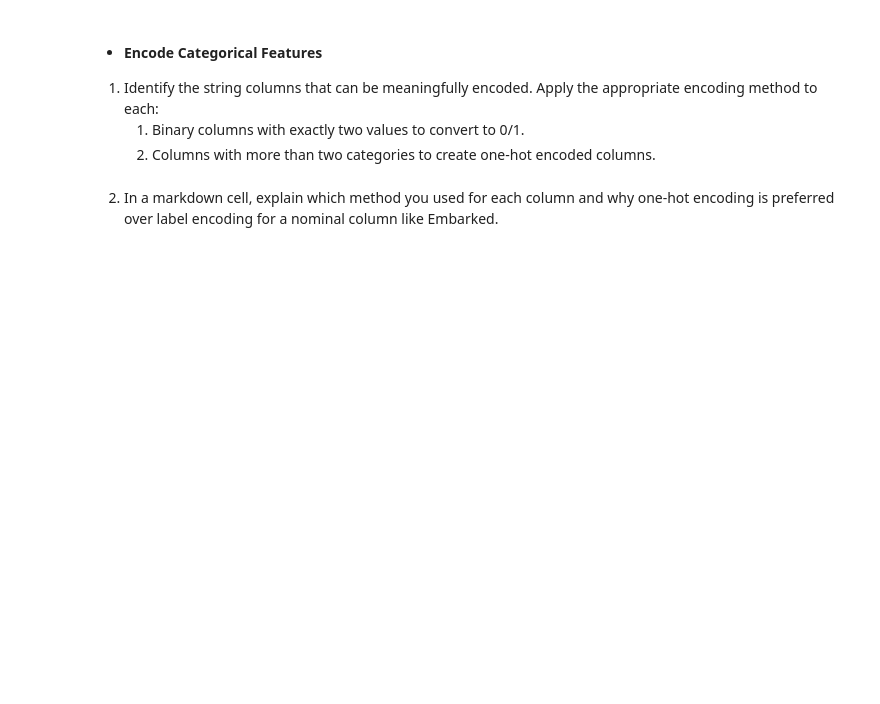
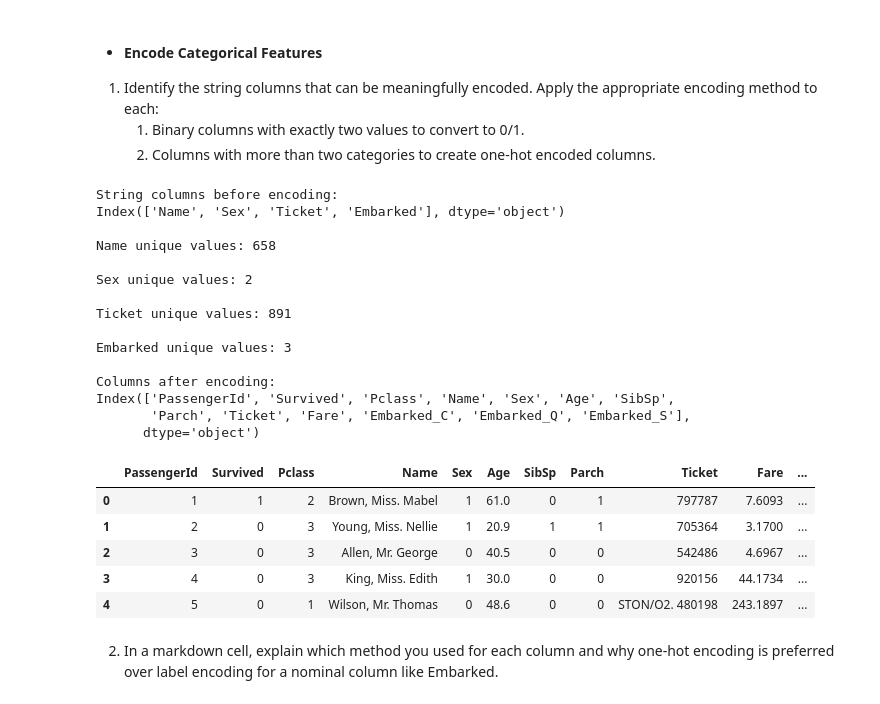
Before and after one commit to clee80/CS372_DT_Group2, a Jupyter notebook: DT_template.ipynb, the cells around one changed output. Cells and saved outputs as stored; diff of their text form; code cells hidden in the pictures; blank space fills up the shorter version.

```diff
--- a/DT_template.ipynb
+++ b/DT_template.ipynb
@@ -24,6 +114,45 @@ changes to confirm.
 appropriate encoding method to each:
     1) Binary columns with exactly two values to convert to 0/1.
     2) Columns with more than two categories to create one-hot encoded columns.
+# %%
+print("String columns before encoding:")
+print(df.select_dtypes(include="object").columns)
+
+for col in df.select_dtypes(include="object").columns:
+    print(f"\n{col} unique values: {df[col].nunique()}")
+
+# Binary encode Sex
+df["Sex"] = df["Sex"].map({"male": 0, "female": 1})
+
+# One-hot encode Embarked
+df = pd.get_dummies(df, columns=["Embarked"], dtype=int)
+
+print("\nColumns after encoding:")
+print(df.columns)
+
+display(df.head())
+# %% [output]
+String columns before encoding:
+Index(['Name', 'Sex', 'Ticket', 'Embarked'], dtype='object')
+
+Name unique values: 658
+
+Sex unique values: 2
+
+Ticket unique values: 891
+
+Embarked unique values: 3
+
+Columns after encoding:
+Index(['PassengerId', 'Survived', 'Pclass', 'Name', 'Sex', 'Age', 'SibSp',
+       'Parch', 'Ticket', 'Fare', 'Embarked_C', 'Embarked_Q', 'Embarked_S'],
+      dtype='object')
+|  | PassengerId | Survived | Pclass | Name | Sex | Age | SibSp | Parch | Ticket | Fare | ... |
+| 0 | 1 | 1 | 2 | Brown, Miss. Mabel | 1 | 61.0 | 0 | 1 | 797787 | 7.6093 | ... |
+| 1 | 2 | 0 | 3 | Young, Miss. Nellie | 1 | 20.9 | 1 | 1 | 705364 | 3.1700 | ... |
+| 2 | 3 | 0 | 3 | Allen, Mr. George | 0 | 40.5 | 0 | 0 | 542486 | 4.6967 | ... |
+| 3 | 4 | 0 | 3 | King, Miss. Edith | 1 | 30.0 | 0 | 0 | 920156 | 44.1734 | ... |
+| 4 | 5 | 0 | 1 | Wilson, Mr. Thomas | 0 | 48.6 | 0 | 0 | STON/O2. 480198 | 243.1897 | ... |
 # %% [markdown]
 2. In a markdown cell, explain which method you used for each column and why
 one-hot encoding is preferred over label encoding for a nominal column like Embarked.
```
Also changed, not shown: parts of 17 cells of this notebook, 1 other file.
